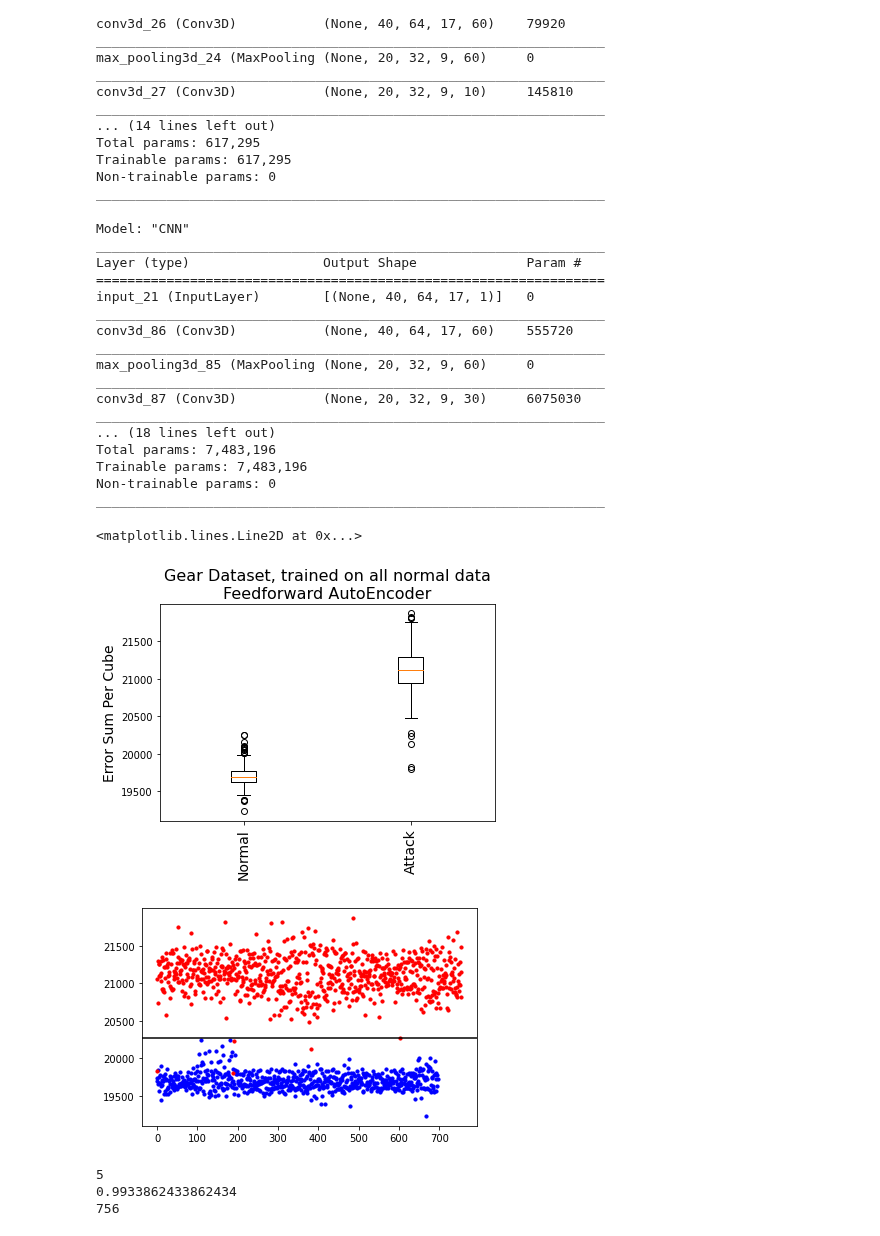
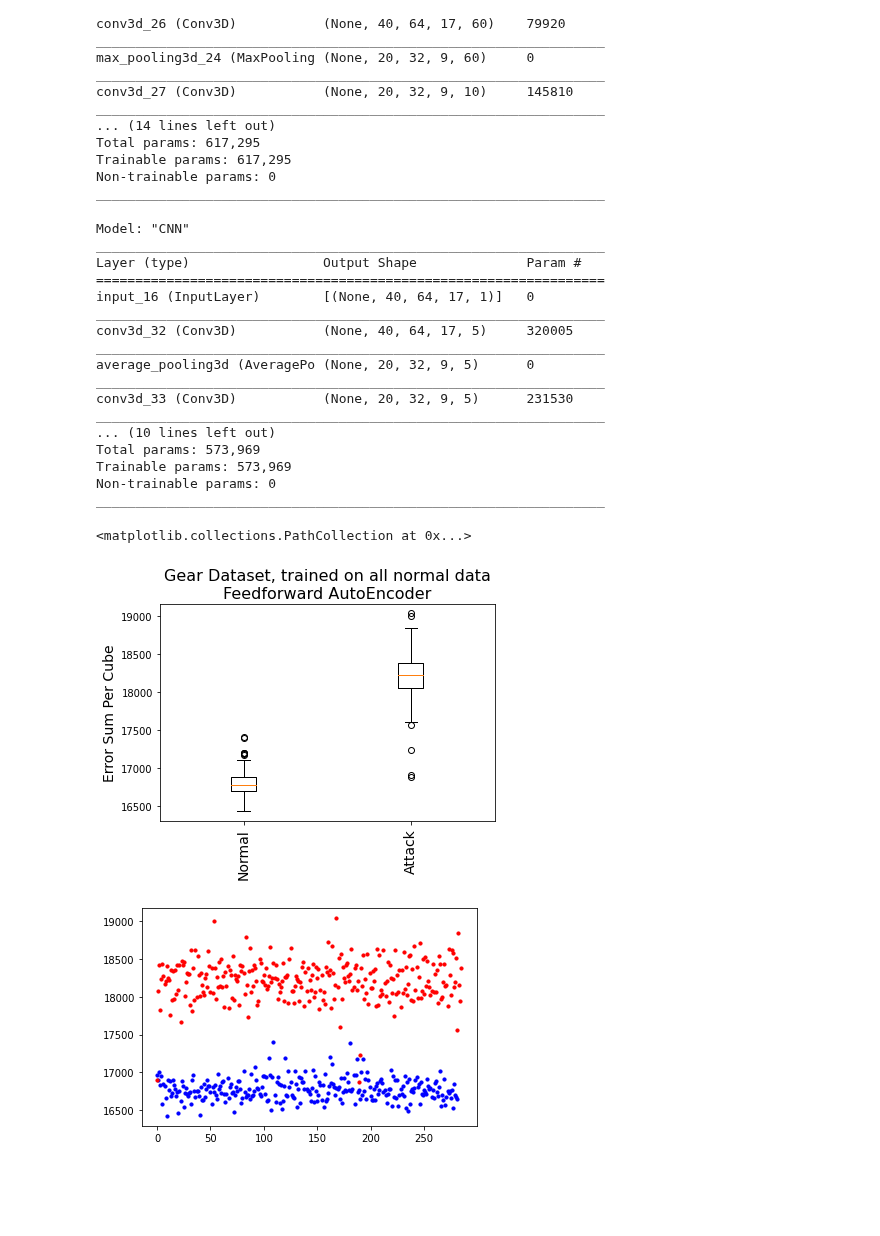
Before and after one commit to ellensanden/MLAnomalyDetection, a Jupyter notebook: test_stuff/cnn.ipynb, the cells around one changed output. Saved outputs shown, nothing was run; the diff lists cells and outputs as text; code cells hidden in the pictures; blank space fills up the shorter version.

```diff
--- a/test_stuff/cnn.ipynb
+++ b/test_stuff/cnn.ipynb
@@ -530,95 +537,77 @@ _________________________________________________________________
 # %%
-input = Input(shape=(x_train.shape[1],x_train.shape[2],x_train.shape[3], 1))
+    input = Input(shape=(x_train.shape[1],x_train.shape[2],x_train.shape[3], 1))
 
-x = Conv3D(filters = 60, kernel_size = (21, 21, 21), strides=(1, 1, 1), activation='relu', padding='same')(input)
-x = MaxPool3D((2,2,2),padding='same')(x)
+    x = Conv3D(filters = 5, kernel_size = (40, 40, 40), strides=(1, 1, 1), activation='relu', padding='same')(input)
+    x = AveragePooling3D((2,2,2),padding='same')(x)
 
-x = Conv3D(filters = 30, kernel_size = (15, 15, 15), strides=(1, 1, 1), activation='relu', padding='same')(x)
-x = MaxPool3D((2,2,2),padding='same')(x)
+    x = Conv3D(filters = 5, kernel_size = (21, 21, 21), strides=(1, 1, 1), activation='relu', padding='same')(x)
+    x = AveragePooling3D((2,2,2),padding='same')(x)
 
-x = Conv3D(filters = 20, kernel_size = (11, 11, 11), strides=(1, 1, 1), activation='relu', padding='same')(x)
-x = MaxPool3D((2,2,2),padding='same')(x)
+    x = Conv3D(filters = 3, kernel_size = (11, 11, 11), strides=(1, 1, 1), activation='relu', padding='same')(x)
 
-x = Conv3D(filters = 10, kernel_size = (9, 9, 3), strides=(1, 1, 1), activation='relu', padding='same')(x)
-x = MaxPool3D((1,2,2),padding='same')(x)
 
-#x = Conv3D(filters = 5, kernel_size = (3, 3, 3), strides=(1, 1, 1), activation='relu', padding='same')(x)
-#x = MaxPool3D((2,2,2),padding='same')(x)
+    x = Conv3DTranspose(1,kernel_size=(9,9,3), strides=(1, 1, 1))(x)
 
-x = Conv3DTranspose(5,kernel_size=(3,3,3), strides=(1, 1, 1))(x)
+    x = Conv3DTranspose(1,kernel_size=(11,11,11), strides=(1, 1, 1))(x)
 
-x = Conv3DTranspose(1,kernel_size=(9,9,3), strides=(1, 1, 1))(x)
+    k1 = x_train.shape[1] - x.shape[1] + 1
+    k2 = x_train.shape[2] - x.shape[2] + 1
+    k3 = x_train.shape[3] - x.shape[3] + 1
 
-x = Conv3DTranspose(1,kernel_size=(11,11,11), strides=(1, 1, 1))(x)
+    x = Conv3DTranspose(1,kernel_size=(k1,k2,k3), strides=(1, 1, 1))(x) # this should work always as long as strides are 1,1,1
 
-k1 = x_train.shape[1] - x.shape[1] + 1
-k2 = x_train.shape[2] - x.shape[2] + 1
-k3 = x_train.shape[3] - x.shape[3] + 1
+    CNN = Model(inputs=input, outputs=x,name="CNN")
+    CNN.compile(optimizer='adam', loss='BinaryCrossentropy')
+    CNN.summary()
 
-x = Conv3DTranspose(1,kernel_size=(k1,k2,k3), strides=(1, 1, 1))(x) # this should work always as long as strides are 1,1,1
-
-CNN = Model(inputs=input, outputs=x,name="CNN")
-CNN.compile(optimizer='adam', loss='mse')
-CNN.summary()
-
-model = CNN
+    model = CNN
 # %% [output]
 Model: "CNN"
 _________________________________________________________________
 Layer (type)                 Output Shape              Param #
 =================================================================
-input_21 (InputLayer)        [(None, 40, 64, 17, 1)]   0
+input_16 (InputLayer)        [(None, 40, 64, 17, 1)]   0
 _________________________________________________________________
-conv3d_86 (Conv3D)           (None, 40, 64, 17, 60)    555720
+conv3d_32 (Conv3D)           (None, 40, 64, 17, 5)     320005
 _________________________________________________________________
-max_pooling3d_85 (MaxPooling (None, 20, 32, 9, 60)     0
+average_pooling3d (AveragePo (None, 20, 32, 9, 5)      0
 _________________________________________________________________
-conv3d_87 (Conv3D)           (None, 20, 32, 9, 30)     6075030
+conv3d_33 (Conv3D)           (None, 20, 32, 9, 5)      231530
 _________________________________________________________________
-... (18 lines left out)
-Total params: 7,483,196
-Trainable params: 7,483,196
+... (10 lines left out)
+Total params: 573,969
+Trainable params: 573,969
 Non-trainable params: 0
 _________________________________________________________________
 # %%
 from matplotlib import pyplot as plt
 
 f = open('normal_errors.pckl', 'rb')
 normal_errors = pickle.load(f)
 f.close()
 
 f = open('attack_errors.pckl', 'rb')
 true_attack_errors = pickle.load(f)
 f.close()
 
 plt.figure()
 plt.boxplot([normal_errors,true_attack_errors])
 plt.xticks([1,2], ['Normal','Attack'], rotation='vertical', fontsize=14)
 plt.ylabel('Error Sum Per Cube', fontsize=14)
 plt.title('Gear Dataset, trained on all normal data\nFeedforward AutoEncoder', fontsize=16)
 
-maxNormal = np.max(normal_errors) + 0.001*np.max(normal_errors)
+#maxNormal = np.max(normal_errors) + 0.001*np.max(normal_errors)
 minAttack = np.min(true_attack_errors) - 0.01*np.max(normal_errors)
+#maxNormal1 = optimal_threshold
+#maxNormal2 = thresholds[best_threshold_location]
 
 plt.figure()
 #plt.scatter(np.arange(len(attack_errors)),attack_errors,c='y')
 plt.scatter(np.arange(len(normal_errors)), normal_errors,c='b',s=10 )
 plt.scatter(np.arange(len(true_attack_errors)), true_attack_errors,c='r',s=10)
-plt.axhline(y=maxNormal, color='k', linestyle='-')
-#plt.axhline(y=minAttack, color='k', linestyle='--')
+#plt.axhline(y=maxNormal1, color='k', linestyle='-')
+#plt.axhline(y=maxNormal2, color='k', linestyle='--')
 # %% [output]
-<matplotlib.lines.Line2D at 0x...>
+<matplotlib.collections.PathCollection at 0x...>
-[figure, old version]
+[figure, new version]
-[figure, old version]
+[figure, new version]
-# %%
-maxNormal = np.max(normal_errors) + 0.001*np.max(normal_errors)
-
-false_normal = true_attack_errors[true_attack_errors<maxNormal]
-n_false_normal = len(false_normal)
-print(n_false_normal)
-print(1-n_false_normal/len(true_attack_errors))
-print(len(true_attack_errors))
-# %% [output]
-5
-0.9933862433862434
-756
```
Also changed, not shown: parts of 8 cells of this notebook, 9 other files.
